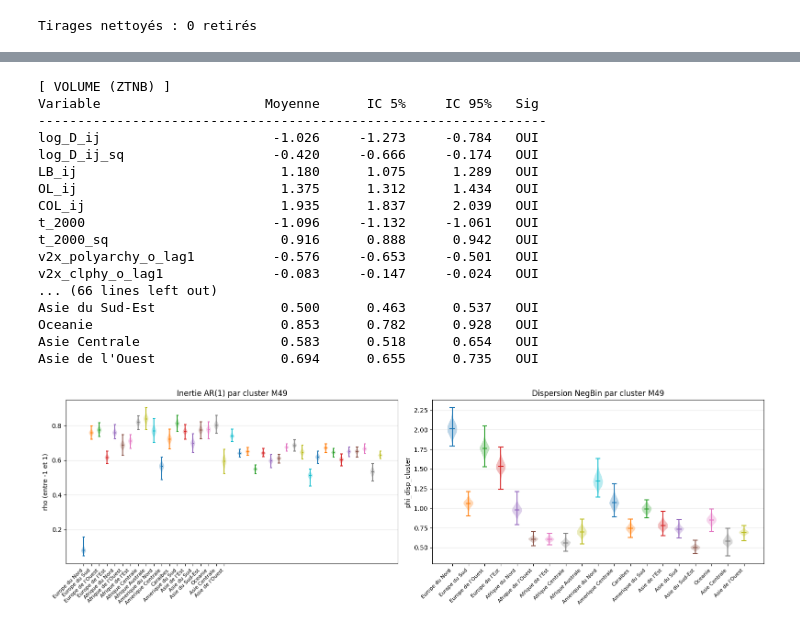
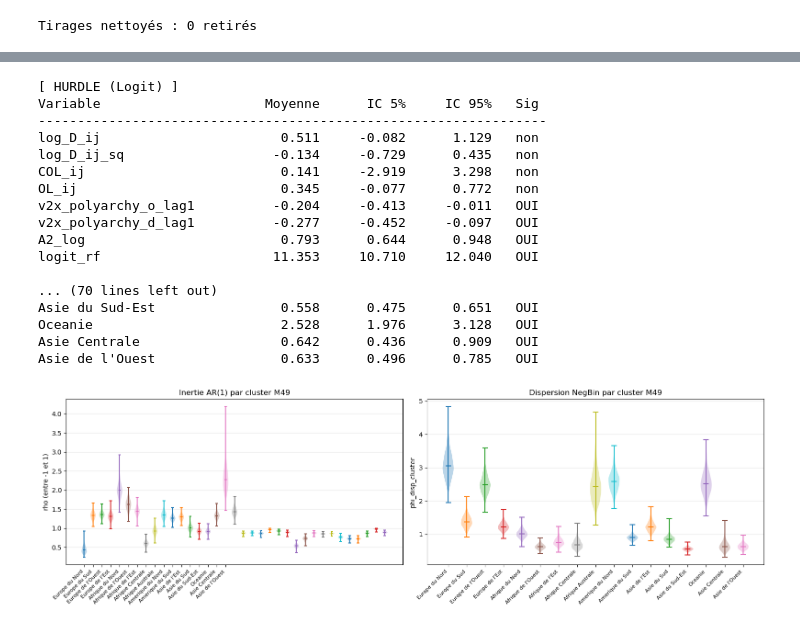
Before and after one commit to romainratajczyk/bayesForecasts, a Jupyter notebook: notebooks/hurdle_regression.ipynb, the cells around one changed output, grey strips where cells are left out. Saved outputs shown, nothing was run; the diff lists cells and outputs as text; code cells hidden in the pictures.

```diff
--- a/notebooks/hurdle_regression.ipynb
+++ b/notebooks/hurdle_regression.ipynb
@@ -83,7 +83,7 @@ USE_MULTITHREADING = False  # True (reduce_sum) / False (Vectorisation standard)
 
 # SUBSET DE PAYS (modifier RUN_SIZE uniquement)
 
-RUN_SIZE = 5
+RUN_SIZE = 1
 # _LABELS  = {1: '50 pays', 2: '80 pays', 3: '110 pays', 4: '140 pays', 5: '190 pays (complet)'}
 # %%
 df_main = pd.read_csv(DATA_PATH)
@@ -262,9 +262,26 @@ HURDLE_REQUIRED = HURDLE_VARS + [ 'is_migration', 'dyad', 'continent_orig',
 # (dyad pour les effets fixes alpha_i et gamma_j, continent_orig pour les effets de cluster M49)
 df_hurdle = df.dropna(subset=HURDLE_REQUIRED).copy().reset_index(drop=True)
 
-VOLUME_REQUIRED = X_VOL_COLS + ['flow', 'log_flow_lag', 'dyad', 'continent_orig']
+df['has_history'] = (
+    df.groupby(['orig', 'dest'])['flow']
+    .transform(lambda x: (x.shift(1) > 0).expanding().max()) > 0
+).astype(int) # voir notes .pages, history correspond à max(Y_0, Y_1, ..., Y_t-1)>0
+
+#VOLUME_REQUIRED = X_VOL_COLS + ['flow', 'log_flow_lag', 'dyad', 'continent_orig']
+VOLUME_REQUIRED = X_VOL_COLS + ['flow', 'is_mig_lag', 'has_history', 'dyad', 'continent_orig']
+#df_volume = df[df['flow'] > 0].dropna(subset=VOLUME_REQUIRED).copy()
 df_volume = df[df['flow'] > 0].dropna(subset=VOLUME_REQUIRED).copy().reset_index(drop=True)
 
+# états markovien, pour handle amnésie markovienne dans le modèle de volume
+is_continu = (df_volume['is_mig_lag'] == 1)
+is_virgin  = (df_volume['is_mig_lag'] == 0) & (df_volume['has_history'] == 0)
+
+# EXCLUSION PURE des trous pour la ZTNB et le ARX(1)
+df_volume = df_volume[is_continu | is_virgin].copy().reset_index(drop=True)
+
+df_volume['is_emergent_v'] = (1 - df_volume['is_mig_lag']).astype(int)
+df_volume['log_flow_lag_clean'] = df_volume['log_flow_lag'].fillna(0.0) # Bruit neutralisé par la bifurcation Stan
+
 N_h, N_v = len(df_hurdle), len(df_volume)
-print(f"Hurdle : {N_h:,} obs | Volume : {N_v:,} obs")
+print(f"Hurdle : {N_h:,} obs | Volume : {N_v:,} obs sans trous")
 # %% [output]
@@ -552,7 +576,9 @@ stan_data = {
     'orig_id_v'    : df_volume['orig_id_v'].astype(int).tolist(),
     'dest_id_v'    : df_volume['dest_id_v'].astype(int).tolist(),
     'flow'         : df_volume['flow'].astype(int).tolist(),
-    'log_flow_lag' : df_volume['log_flow_lag'].astype(float).tolist(),
+    #'log_flow_lag' : df_volume['log_flow_lag'].astype(float).tolist(),
+    'is_emergent_v'   : df_volume['is_emergent_v'].astype(int).tolist(),
+    'log_flow_lag'    : df_volume['log_flow_lag_clean'].astype(float).tolist(),
     'X_v'          : X_vol_std.tolist(),
     'cluster_v'    : cluster_v.tolist(),
 
@@ -1144,7 +1168,7 @@ p_hurdle rempli : train 2010=35,910, test 2015=35,910
 mu_test         = df_final.filter(like='mu_dt_test').values
 phi_t           = df_final.filter(like='phi_test').values
 beta_grav       = df_final.filter(like='beta_grav').values
-#beta_h          = df_final.filter(like='beta_h').values
+beta_h          = df_final.filter(like='beta_h').values
 phi_disp_cluster = df_final.filter(like='phi_disp_cluster').values
 rho_m49_draws    = df_final.filter(like='rho_m49').values
 
@@ -1516,13 +1552,14 @@ def print_coef_table(name, means, q05, q95, labels):
         sig = 'OUI' if (q05[j] > 0 or q95[j] < 0) else 'non'
         print(f"{col:<25} {means[j]:>10.3f} {q05[j]:>10.3f} {q95[j]:>10.3f} {sig:>5}")
 
-# print_coef_table(
-#     'HURDLE (Logit)',
-#     beta_h.mean(axis=0),
-#     np.percentile(beta_h, 5, axis=0),
-#     np.percentile(beta_h, 95, axis=0),
-#     HURDLE_VARS
-# )
+# Tableau Hurdle
+print_coef_table(
+    'HURDLE (Logit)',
+    beta_h.mean(axis=0),
+    np.percentile(beta_h, 5, axis=0),   # Modifiable à 2.5 si nécessaire pour matcher le IC 95% du graphe
+    np.percentile(beta_h, 95, axis=0),  # Modifiable à 97.5
+    HURDLE_VARS
+)
 
 print_coef_table(
     'VOLUME (ZTNB)',
@@ -1546,49 +1583,49 @@ print_coef_table(
 
 print_coef_table(
     'PHI dispersion par cluster M49',
     phi_cluster_draws.mean(axis=0),
     np.percentile(phi_cluster_draws,  5, axis=0),
     np.percentile(phi_cluster_draws, 95, axis=0),
     cluster_labels
 )
 
 # Figure comparative rho vs phi par cluster
 fig, axes = plt.subplots(1, 2, figsize=(16, 5))
 
 for ax, draws, title, ylabel in [
     (axes[0], rho_m49_draws,     'Inertie AR(1) par cluster M49',       'rho (entre -1 et 1)'),
     (axes[1], phi_cluster_draws, 'Dispersion NegBin par cluster M49',   'phi_disp_cluster'),
 ]:
     for k in range(draws.shape[1]):
         ax.violinplot(draws[:, k], positions=[k + 1], widths=0.6, showmedians=True)
     ax.set_xticks(range(1, K_clusters + 1))
     ax.set_xticklabels(cluster_labels, rotation=45, ha='right', fontsize=8)
     ax.set_ylabel(ylabel)
     ax.set_title(title)
     ax.grid(True, alpha=0.3, axis='y')
 
 plt.tight_layout()
 plt.savefig(f"rho_phi_cluster_M49_{N_pays}.pdf", bbox_inches='tight')
 plt.show()
 # %% [output]
-[ VOLUME (ZTNB) ]
+[ HURDLE (Logit) ]
 Variable                     Moyenne      IC 5%     IC 95%   Sig
 -----------------------------------------------------------------
-log_D_ij                      -1.026     -1.273     -0.784   OUI
-log_D_ij_sq                   -0.420     -0.666     -0.174   OUI
-LB_ij                          1.180      1.075      1.289   OUI
-OL_ij                          1.375      1.312      1.434   OUI
-COL_ij                         1.935      1.837      2.039   OUI
-t_2000                        -1.096     -1.132     -1.061   OUI
-t_2000_sq                      0.916      0.888      0.942   OUI
-v2x_polyarchy_o_lag1          -0.576     -0.653     -0.501   OUI
-v2x_clphy_o_lag1              -0.083     -0.147     -0.024   OUI
-... (66 lines left out)
-Asie du Sud-Est                0.500      0.463      0.537   OUI
-Oceanie                        0.853      0.782      0.928   OUI
-Asie Centrale                  0.583      0.518      0.654   OUI
-Asie de l'Ouest                0.694      0.655      0.735   OUI
+log_D_ij                       0.511     -0.082      1.129   non
+log_D_ij_sq                   -0.134     -0.729      0.435   non
+COL_ij                         0.141     -2.919      3.298   non
+OL_ij                          0.345     -0.077      0.772   non
+v2x_polyarchy_o_lag1          -0.204     -0.413     -0.011   OUI
+v2x_polyarchy_d_lag1          -0.277     -0.452     -0.097   OUI
+A2_log                         0.793      0.644      0.948   OUI
+logit_rf                      11.353     10.710     12.040   OUI
+
+... (70 lines left out)
+Asie du Sud-Est                0.558      0.475      0.651   OUI
+Oceanie                        2.528      1.976      3.128   OUI
+Asie Centrale                  0.642      0.436      0.909   OUI
+Asie de l'Ouest                0.633      0.496      0.785   OUI
-[figure, old version]
+[figure, new version]
 # %%
 # Figure : hétéroscédasticité M49
 fig, ax = plt.subplots(figsize=(14, 5))
```
Also changed, not shown: parts of 25 cells of this notebook, 13 other files.
